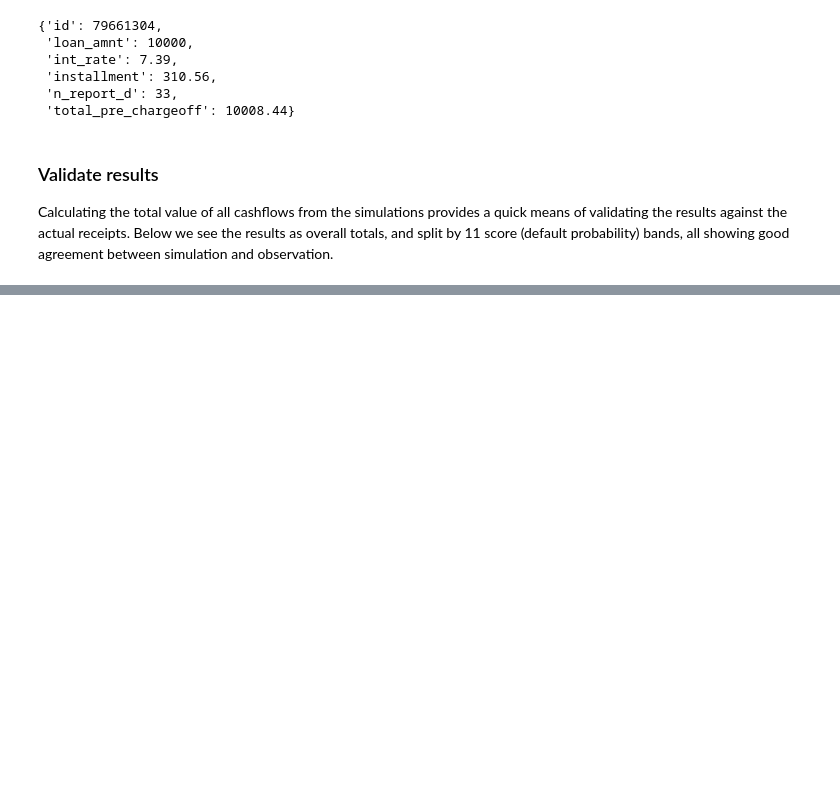
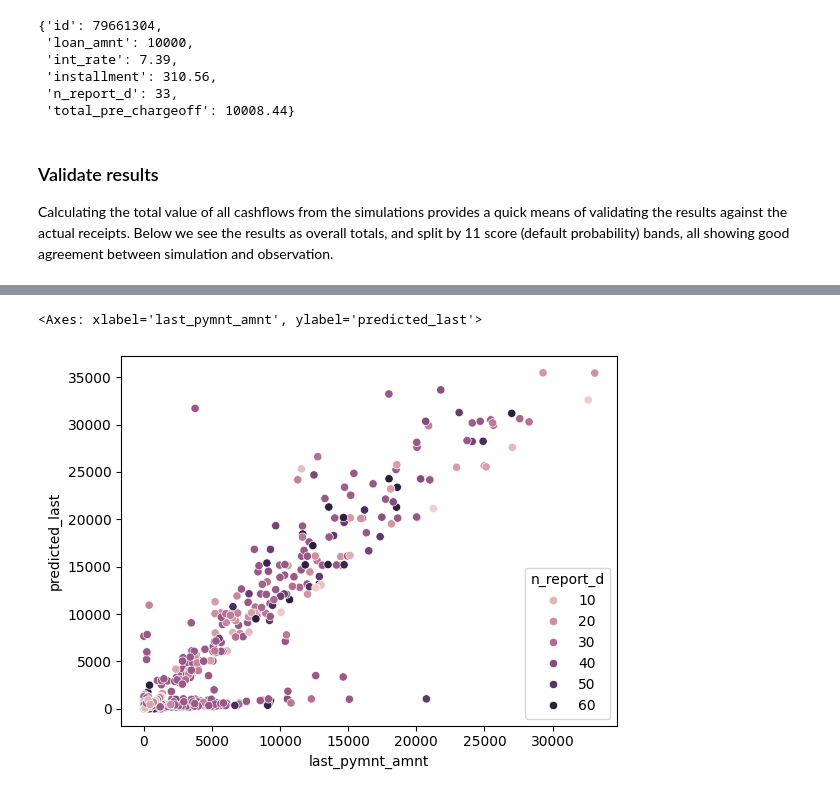
Before and after one commit to warner121/monteloanco, a Jupyter notebook: 05_simulate.ipynb, the cells around one changed output, grey strips where cells are left out. Cells and saved outputs as stored; diff of their text form; code cells hidden in the pictures; blank space fills up the shorter version.

```diff
--- a/05_simulate.ipynb
+++ b/05_simulate.ipynb
@@ -215,0 +221,5 @@ plt.show()
+# %%
+sns.scatterplot(data=df.sample(1_000), x='last_pymnt_amnt', y='predicted_last', hue='n_report_d')
+# %% [output]
+<Axes: xlabel='last_pymnt_amnt', ylabel='predicted_last'>
+[figure, added]
```
Also changed, not shown: parts of 8 cells of this notebook.
